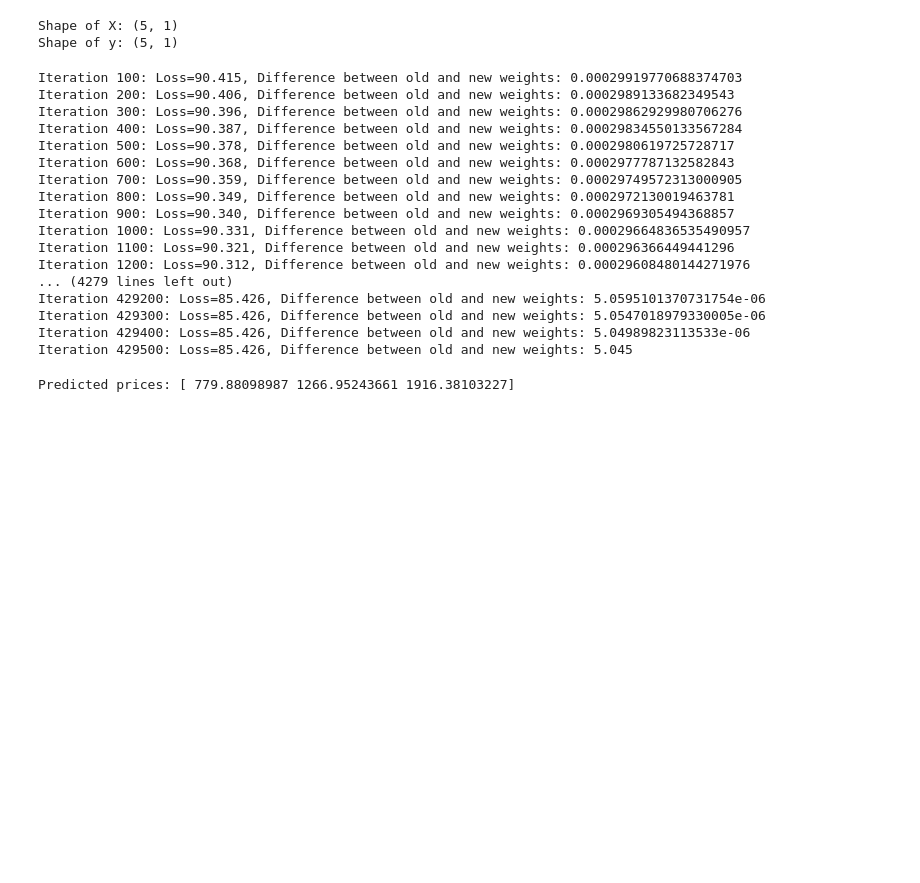
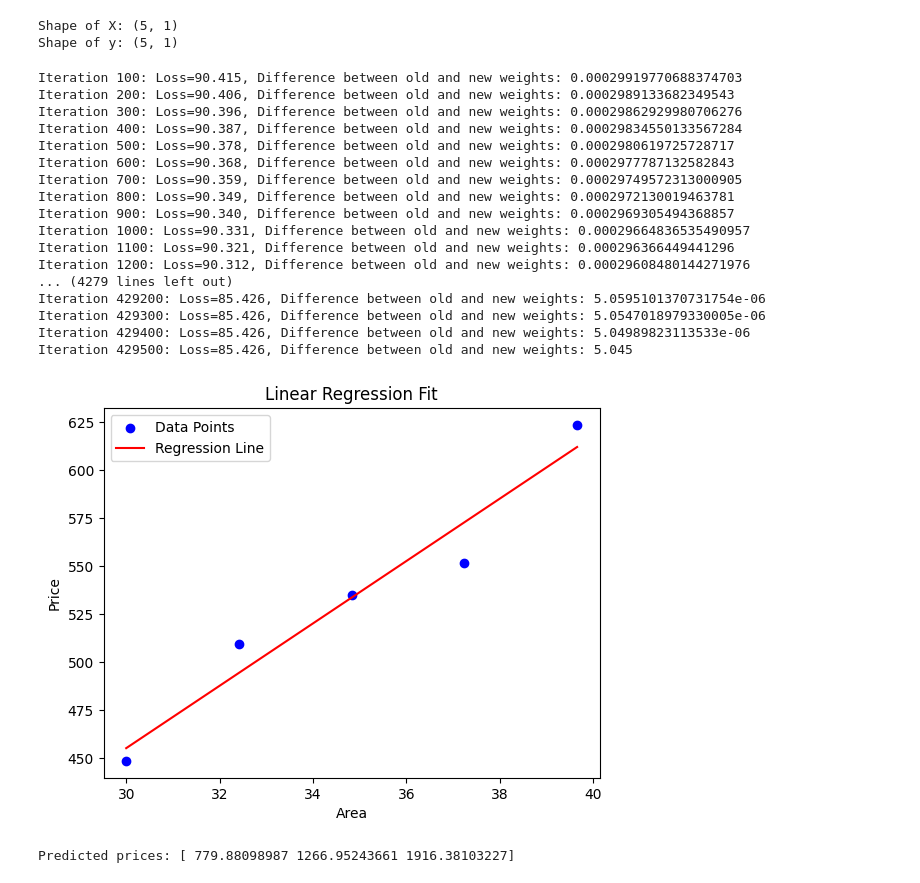
Before and after one commit to dominhquang39/dl2026, a Jupyter notebook: lr_house.ipynb, the cells around one changed output. Drawn from its saved outputs; the diff is of its cells as text; code cells hidden in the pictures; blank space fills up the shorter version.

Commit message:
Add linear regression plot

```diff
--- a/lr_house.ipynb
+++ b/lr_house.ipynb
@@ -47,28 +48,42 @@ def gradient_descent(X, y, lr, threshold=1e-6):
     print('Final weights:')
     print(f'w0 = {w[0][0]:.3f}, w1 = {w[1][0]:.3f}')
     return w
+
+def plot_regression_line(X, y, w):
+    plt.scatter(X, y, color='blue', label='Data Points')
+    x_min, x_max = X.min(), X.max()
+    x_values = np.array([x_min, x_max])
+    y_values = w[0][0] + w[1][0] * x_values
+    plt.plot(x_values, y_values, color='red', label='Regression Line')
+    plt.xlabel('Area')
+    plt.ylabel('Price')
+    plt.title('Linear Regression Fit')
+    plt.legend()
+    plt.show()
 # %%
 learning_rate = 0.001
 threshold = 1e-6
 w = gradient_descent(X, y, lr=learning_rate, threshold=threshold)
+plot_regression_line(X, y, w)
 # %% [output]
 Iteration 100: Loss=90.415, Difference between old and new weights: 0.00029919770688374703
 Iteration 200: Loss=90.406, Difference between old and new weights: 0.0002989133682349543
 Iteration 300: Loss=90.396, Difference between old and new weights: 0.00029862929980706276
 Iteration 400: Loss=90.387, Difference between old and new weights: 0.00029834550133567284
 Iteration 500: Loss=90.378, Difference between old and new weights: 0.0002980619725728717
 Iteration 600: Loss=90.368, Difference between old and new weights: 0.0002977787132582843
 Iteration 700: Loss=90.359, Difference between old and new weights: 0.00029749572313000905
 Iteration 800: Loss=90.349, Difference between old and new weights: 0.0002972130019463781
 Iteration 900: Loss=90.340, Difference between old and new weights: 0.0002969305494368857
 Iteration 1000: Loss=90.331, Difference between old and new weights: 0.00029664836535490957
 Iteration 1100: Loss=90.321, Difference between old and new weights: 0.000296366449441296
 Iteration 1200: Loss=90.312, Difference between old and new weights: 0.00029608480144271976
 ... (4279 lines left out)
 Iteration 429200: Loss=85.426, Difference between old and new weights: 5.0595101370731754e-06
 Iteration 429300: Loss=85.426, Difference between old and new weights: 5.0547018979330005e-06
 Iteration 429400: Loss=85.426, Difference between old and new weights: 5.04989823113533e-06
 Iteration 429500: Loss=85.426, Difference between old and new weights: 5.045
+[figure, added]
 # %%
 def predict(X, w):
     N = len(X)
```
Also changed, not shown: parts of 1 cell of this notebook.
